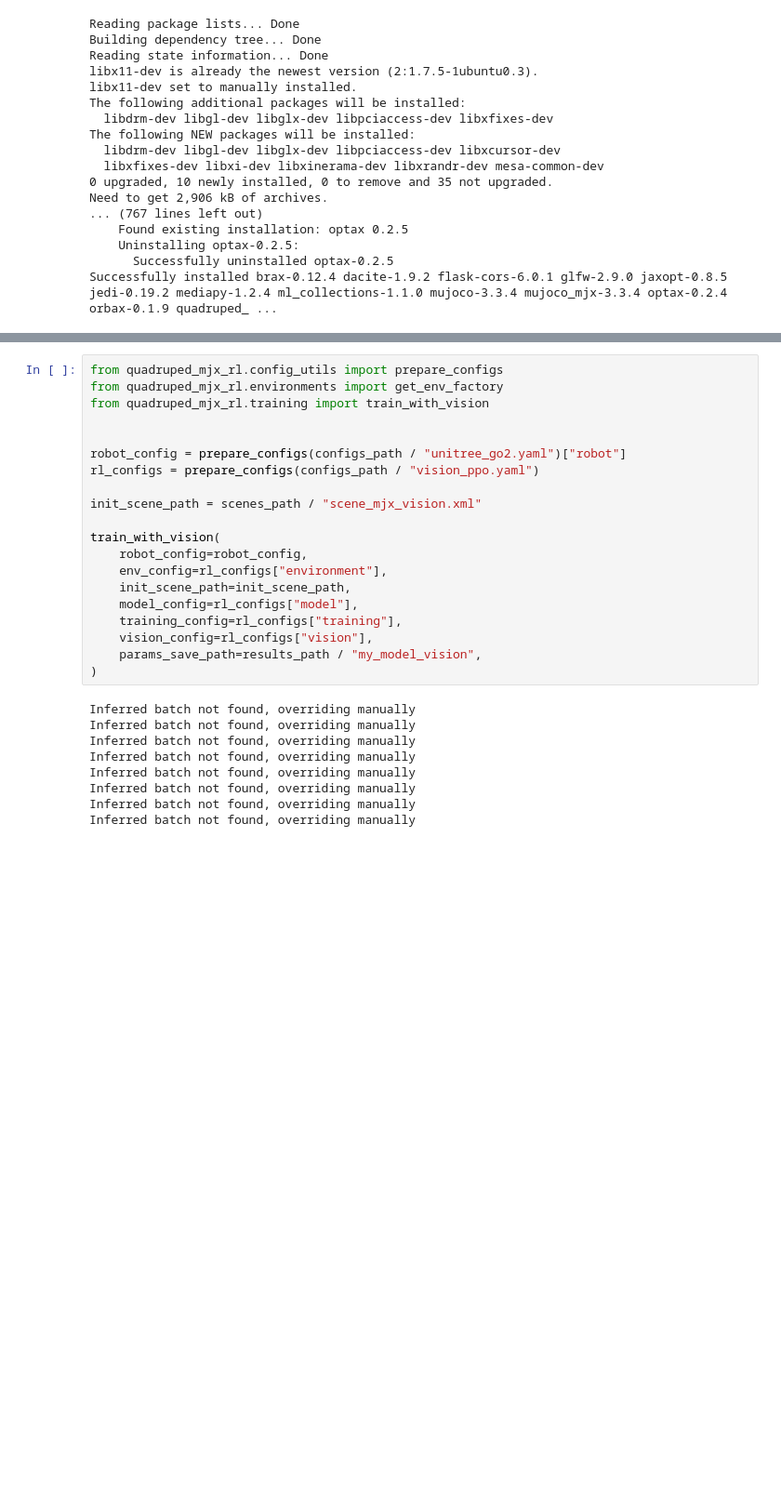
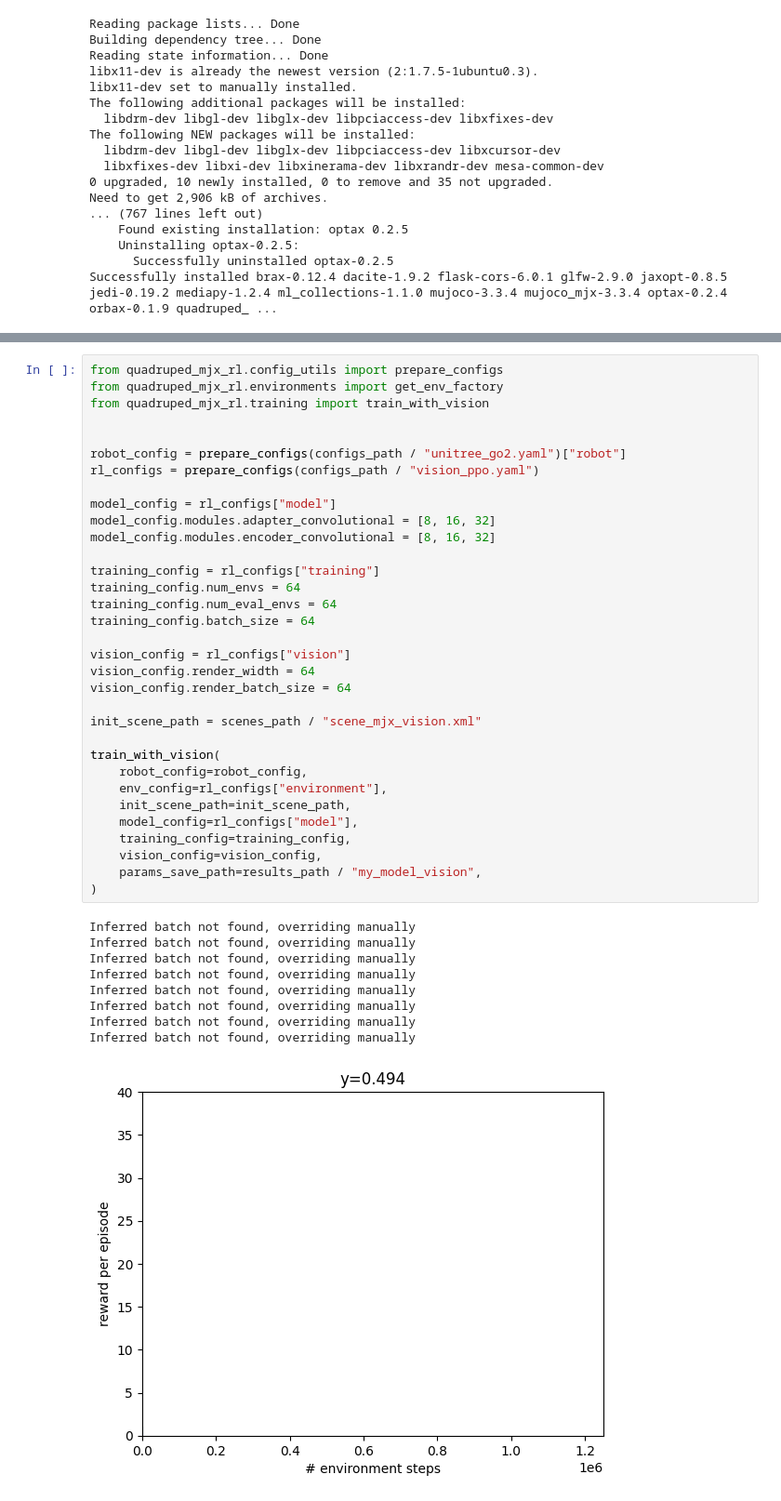
Before and after one commit to alexeiplatzer/unitree-go2-mjx-rl, a Jupyter notebook: notebooks/quick_tests.ipynb, the cells around one changed output, grey strips where cells are left out. Shown at 93% size. Cells and saved outputs as stored; diff of their text form; blank space fills up the shorter version.

```diff
--- a/notebooks/quick_tests.ipynb
+++ b/notebooks/quick_tests.ipynb
@@ -143,29 +142,43 @@ Installation successful.
 # %%
 from quadruped_mjx_rl.config_utils import prepare_configs
 from quadruped_mjx_rl.environments import get_env_factory
 from quadruped_mjx_rl.training import train_with_vision
 
 
 robot_config = prepare_configs(configs_path / "unitree_go2.yaml")["robot"]
 rl_configs = prepare_configs(configs_path / "vision_ppo.yaml")
 
+model_config = rl_configs["model"]
+model_config.modules.adapter_convolutional = [8, 16, 32]
+model_config.modules.encoder_convolutional = [8, 16, 32]
+
+training_config = rl_configs["training"]
+training_config.num_envs = 64
+training_config.num_eval_envs = 64
+training_config.batch_size = 64
+
+vision_config = rl_configs["vision"]
+vision_config.render_width = 64
+vision_config.render_batch_size = 64
+
 init_scene_path = scenes_path / "scene_mjx_vision.xml"
 
 train_with_vision(
     robot_config=robot_config,
     env_config=rl_configs["environment"],
     init_scene_path=init_scene_path,
     model_config=rl_configs["model"],
-    training_config=rl_configs["training"],
-    vision_config=rl_configs["vision"],
+    training_config=training_config,
+    vision_config=vision_config,
     params_save_path=results_path / "my_model_vision",
 )
 # %% [output]
 Inferred batch not found, overriding manually
 Inferred batch not found, overriding manually
 Inferred batch not found, overriding manually
 Inferred batch not found, overriding manually
 Inferred batch not found, overriding manually
 Inferred batch not found, overriding manually
 Inferred batch not found, overriding manually
 Inferred batch not found, overriding manually
+[figure, added]
```
Also changed, not shown: parts of 3 cells of this notebook.
